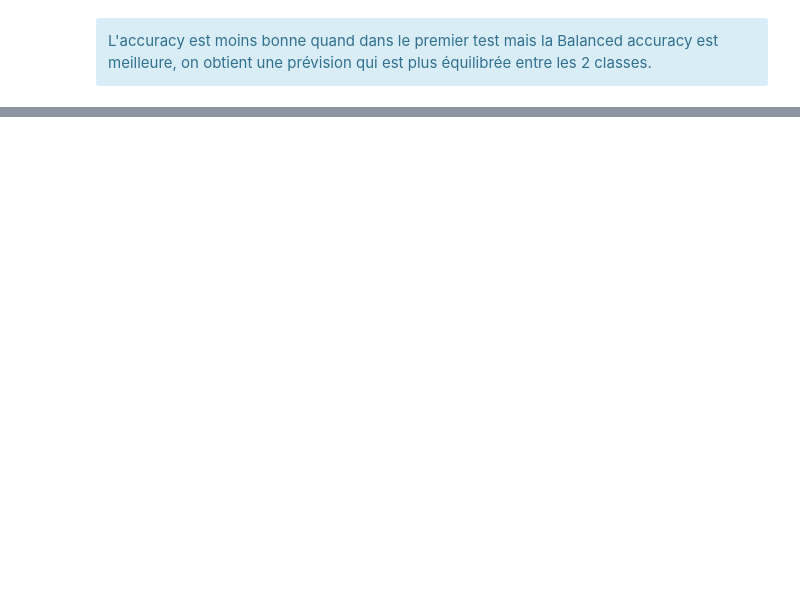
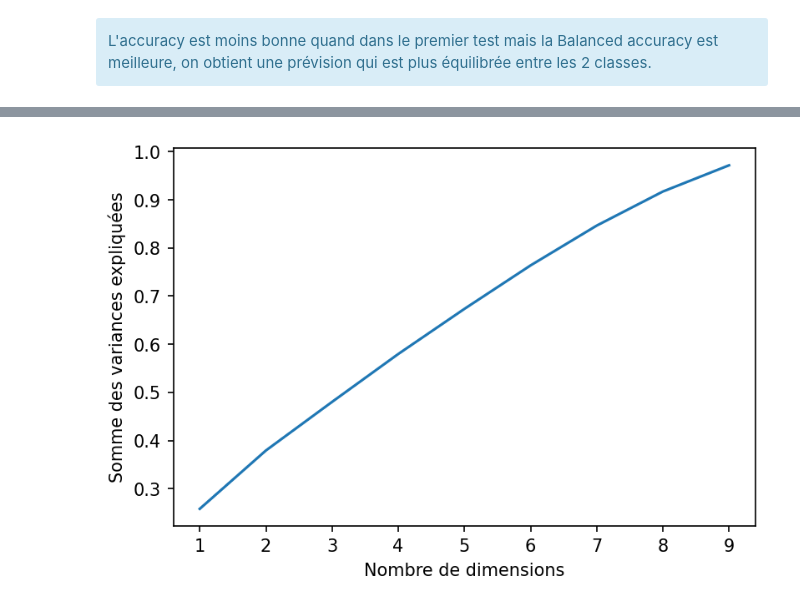
Before and after one commit to yannoushka74/Strokes_prediction_-BERTHET_NOURAUD_TRIEU, a Jupyter notebook: strokes_cleaning.ipynb, the cells around one changed output, grey strips where cells are left out. Drawn from its saved outputs; the diff is of its cells as text; code cells hidden in the pictures; blank space fills up the shorter version.

```diff
--- a/strokes_cleaning.ipynb
+++ b/strokes_cleaning.ipynb
@@ -899,0 +943,22 @@ L'accuracy est moins bonne quand dans le premier test mais la Balanced accuracy
+# %%
+liste = []
+
+for i in range(1,10):
+    pca = PCA(n_components=i)
+    pca.fit(scaler.fit(X).transform(X))
+    liste.append(sum(pca.explained_variance_ratio_))
+
+fig,ax = plt.subplots(dpi=150)
+
+ax.yaxis.set_ticks_position("left")
+ax.xaxis.set_ticks_position("bottom")
+
+plt.plot(np.arange(1,10),liste)
+plt.xticks(np.arange(1,10, step=1))
+
+plt.xlabel("Nombre de dimensions")
+plt.ylabel("Somme des variances expliquées")
+
+plt.show();
+# %% [output]
+[figure, added]
```
Also changed, not shown: parts of 13 cells of this notebook.
